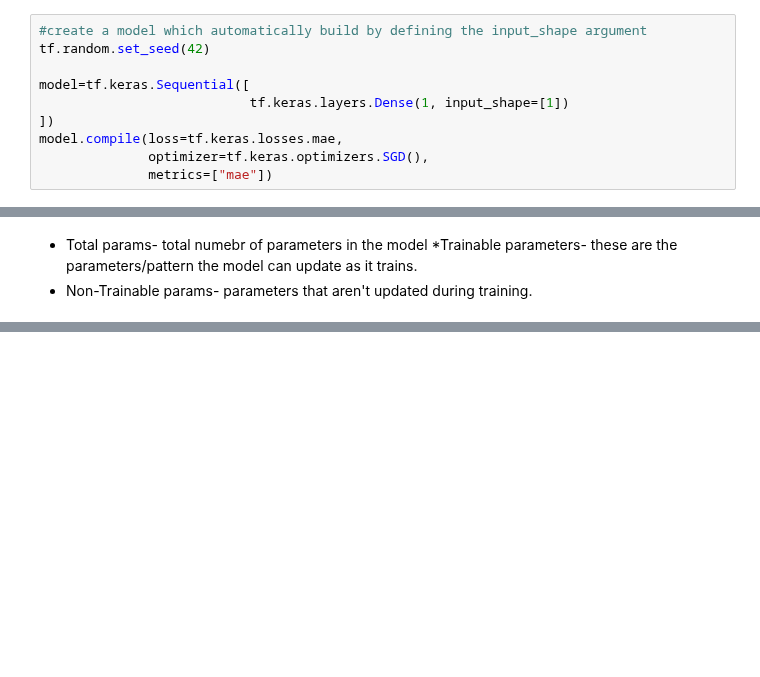
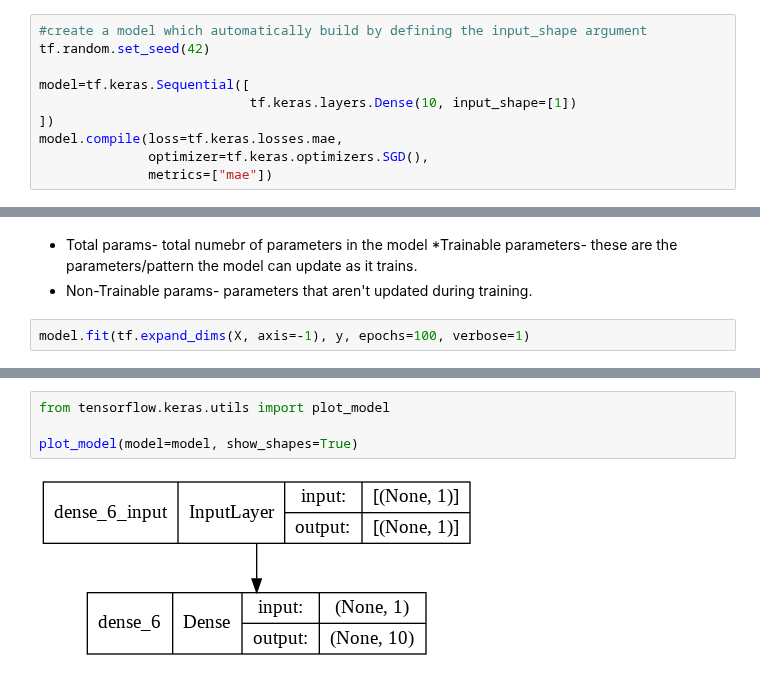
Before and after one commit to Nazhan99/Tensorflow_notes, a Jupyter notebook: 01_Neural_Network_Regression.ipynb, the cells around one changed output, grey strips where cells are left out. Saved outputs shown, nothing was run; the diff lists cells and outputs as text; blank space fills up the shorter version.

```diff
--- a/01_Neural_Network_Regression.ipynb
+++ b/01_Neural_Network_Regression.ipynb
@@ -273,7 +273,7 @@ ValueError: ignored
 tf.random.set_seed(42)
 
 model=tf.keras.Sequential([
-                           tf.keras.layers.Dense(1, input_shape=[1])
+                           tf.keras.layers.Dense(10, input_shape=[1])
 ])
 model.compile(loss=tf.keras.losses.mae,
               optimizer=tf.keras.optimizers.SGD(),
@@ -296,3 +296,5 @@ _________________________________________________________________
 * Total params- total numebr of parameters in the model
 *Trainable parameters- these are the parameters/pattern the model can update as it trains.
 * Non-Trainable params- parameters that aren't updated during training.
+# %%
+model.fit(tf.expand_dims(X, axis=-1), y, epochs=100, verbose=1)
@@ -298,0 +335,6 @@ _________________________________________________________________
+# %%
+from tensorflow.keras.utils import plot_model
+
+plot_model(model=model, show_shapes=True)
+# %% [output]
+[figure, added]
```
Also changed, not shown: parts of 6 cells of this notebook.
